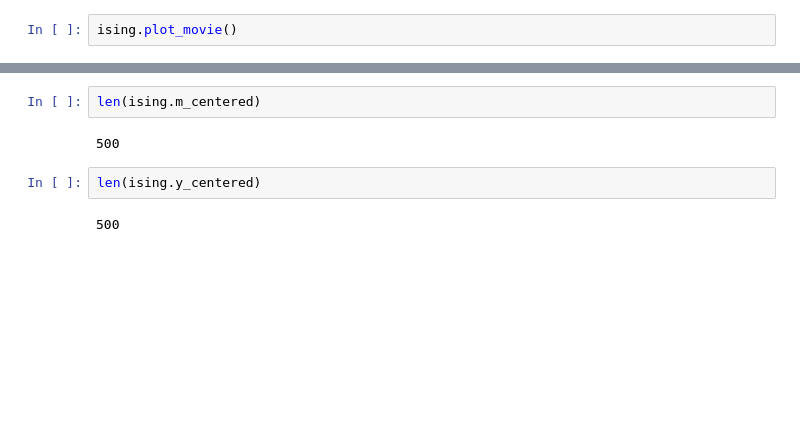
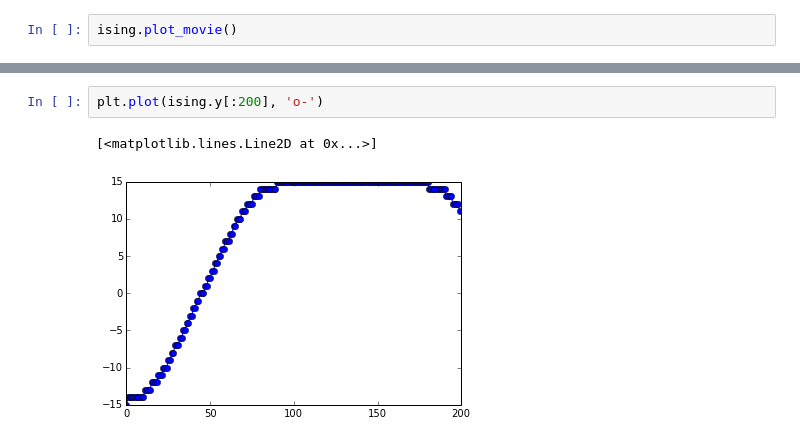
Before and after one commit to mpharrigan/cysingmodel, a Jupyter notebook: ipython/ising_analysis.ipynb, the cells around one changed output, grey strips where cells are left out. Cells and saved outputs as stored; diff of their text form; blank space fills up the shorter version.

```diff
--- a/ipython/ising_analysis.ipynb
+++ b/ipython/ising_analysis.ipynb
@@ -19,8 +50,5 @@ ising.plot_vars()
-# %%
-len(ising.m_centered)
-# %% [output]
-500
-# %%
-len(ising.y_centered)
-# %% [output]
-500
+# %%
+plt.plot(ising.y[:200], 'o-')
+# %% [output]
+[<matplotlib.lines.Line2D at 0x...>]
+[figure, added]
```
Also changed, not shown: parts of 12 cells of this notebook, 2 other files.
